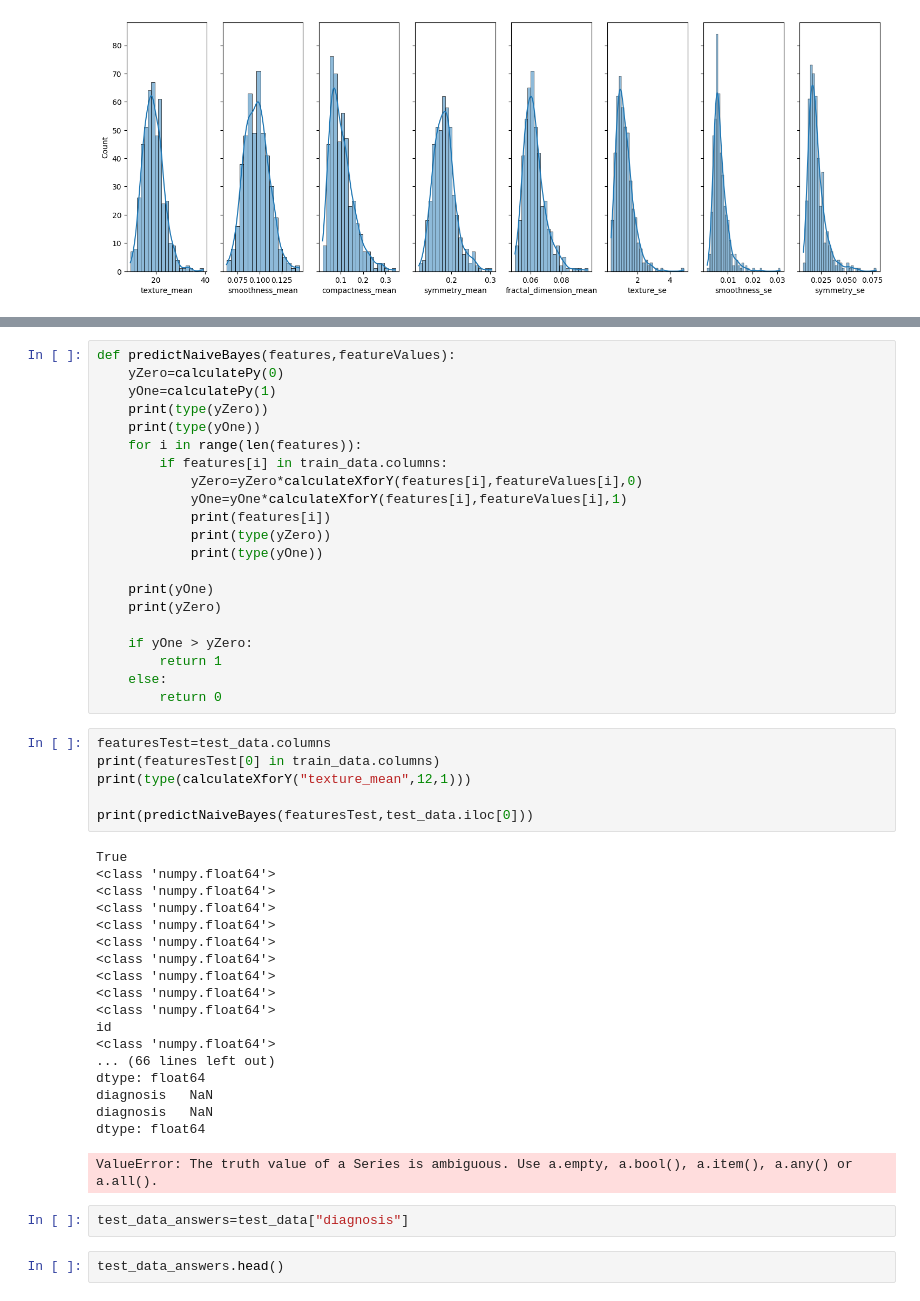
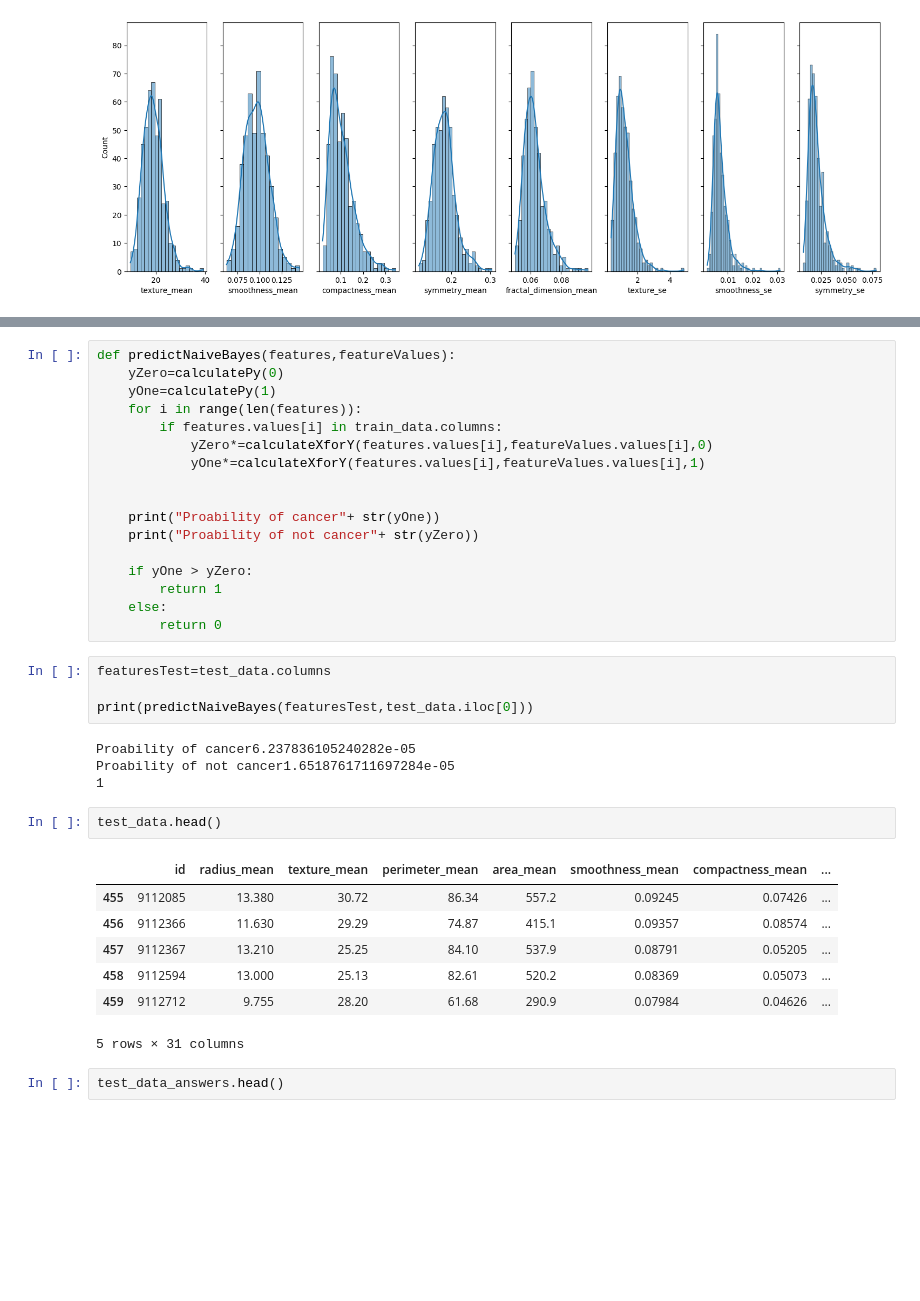
Before and after one commit to Buddhathe18th/machineLearningResources, a Jupyter notebook: Breast Cancer Dataset/breastCancer.ipynb, the cells around one changed output, grey strips where cells are left out. Saved outputs shown, nothing was run; the diff lists cells and outputs as text; blank space fills up the shorter version.

Commit message:
Completed Naive Bayes Algorithm for Breast Cancer Prediction

```diff
--- a/Breast Cancer Dataset/breastCancer.ipynb
+++ b/Breast Cancer Dataset/breastCancer.ipynb
@@ -100,18 +102,14 @@ print(type(calculatePy(0)))
 def predictNaiveBayes(features,featureValues):
     yZero=calculatePy(0)
     yOne=calculatePy(1)
-    print(type(yZero))
-    print(type(yOne))
     for i in range(len(features)):
-        if features[i] in train_data.columns:
-            yZero=yZero*calculateXforY(features[i],featureValues[i],0)
-            yOne=yOne*calculateXforY(features[i],featureValues[i],1)
-            print(features[i])
-            print(type(yZero))
-            print(type(yOne))
+        if features.values[i] in train_data.columns:
+            yZero*=calculateXforY(features.values[i],featureValues.values[i],0)
+            yOne*=calculateXforY(features.values[i],featureValues.values[i],1)
 
-    print(yOne)
-    print(yZero)
+
+    print("Proability of cancer"+ str(yOne))
+    print("Proability of not cancer"+ str(yZero))
 
     if yOne > yZero:
         return 1
@@ -119,31 +117,22 @@ def predictNaiveBayes(features,featureValues):
         return 0
 # %%
 featuresTest=test_data.columns
-print(featuresTest[0] in train_data.columns)
-print(type(calculateXforY("texture_mean",12,1)))
 
 print(predictNaiveBayes(featuresTest,test_data.iloc[0]))
 # %% [output]
-True
-<class 'numpy.float64'>
-<class 'numpy.float64'>
-<class 'numpy.float64'>
-<class 'numpy.float64'>
-<class 'numpy.float64'>
-<class 'numpy.float64'>
-<class 'numpy.float64'>
-<class 'numpy.float64'>
-<class 'numpy.float64'>
-id
-<class 'numpy.float64'>
-... (66 lines left out)
-dtype: float64
-diagnosis   NaN
-diagnosis   NaN
-dtype: float64
+Proability of cancer6.237836105240282e-05
+Proability of not cancer1.6518761711697284e-05
+1
-ValueError: The truth value of a Series is ambiguous. Use a.empty, a.bool(), a.item(), a.any() or a.all().
-# %%
-test_data_answers=test_data["diagnosis"]
+# %%
+test_data.head()
+# %% [output]
+|  | id | radius_mean | texture_mean | perimeter_mean | area_mean | smoothness_mean | compactness_mean | ... |
+| 455 | 9112085 | 13.380 | 30.72 | 86.34 | 557.2 | 0.09245 | 0.07426 | ... |
+| 456 | 9112366 | 11.630 | 29.29 | 74.87 | 415.1 | 0.09357 | 0.08574 | ... |
+| 457 | 9112367 | 13.210 | 25.25 | 84.10 | 537.9 | 0.08791 | 0.05205 | ... |
+| 458 | 9112594 | 13.000 | 25.13 | 82.61 | 520.2 | 0.08369 | 0.05073 | ... |
+| 459 | 9112712 | 9.755 | 28.20 | 61.68 | 290.9 | 0.07984 | 0.04626 | ... |
+5 rows × 31 columns
 # %%
 test_data_answers.head()
 # %% [output]
```
Also changed, not shown: parts of 6 cells of this notebook.
